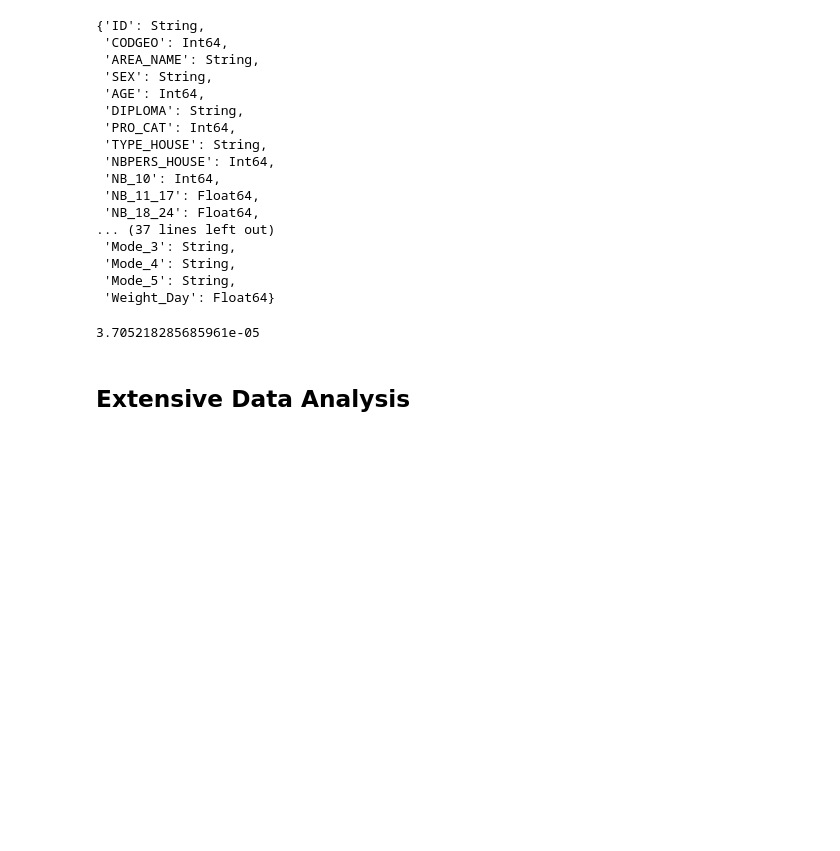
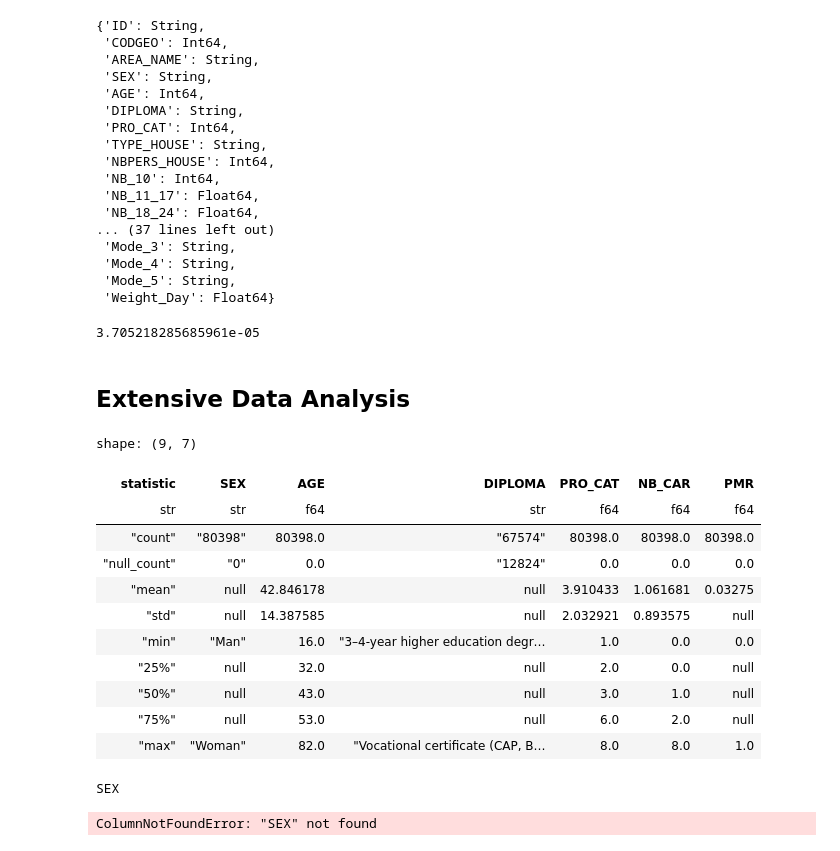
Before and after one commit to DEVOLOPER-1/Sim-Equity, a Jupyter notebook: EDA.ipynb, the cells around one changed output. Saved outputs shown, nothing was run; the diff lists cells and outputs as text; code cells hidden in the pictures; blank space fills up the shorter version.

```diff
--- a/EDA.ipynb
+++ b/EDA.ipynb
@@ -101,2 +100,30 @@ ProfileReport(individuals_with_trips_df.to_pandas(),minimal=False , tsmode=False
 # %% [markdown]
 ## Extensive Data Analysis
+# %%
+#Validating Correlation of vulnerable index building
+
+are_correlated = individuals_with_trips_df.select(pl.col("SEX" , "AGE", "DIPLOMA", "PRO_CAT", "NB_CAR" , "PMR"))
+are_correlated.describe()
+# %% [output]
+shape: (9, 7)
+| statistic | SEX | AGE | DIPLOMA | PRO_CAT | NB_CAR | PMR |
+| str | str | f64 | str | f64 | f64 | f64 |
+| "count" | "80398" | 80398.0 | "67574" | 80398.0 | 80398.0 | 80398.0 |
+| "null_count" | "0" | 0.0 | "12824" | 0.0 | 0.0 | 0.0 |
+| "mean" | null | 42.846178 | null | 3.910433 | 1.061681 | 0.03275 |
+| "std" | null | 14.387585 | null | 2.032921 | 0.893575 | null |
+| "min" | "Man" | 16.0 | "3–4-year higher education degr… | 1.0 | 0.0 | 0.0 |
+| "25%" | null | 32.0 | null | 2.0 | 0.0 | null |
+| "50%" | null | 43.0 | null | 3.0 | 1.0 | null |
+| "75%" | null | 53.0 | null | 6.0 | 2.0 | null |
+| "max" | "Woman" | 82.0 | "Vocational certificate (CAP, B… | 8.0 | 8.0 | 1.0 |
+# %%
+are_correlated_numeric = are_correlated.select(cs.numeric())
+for col in are_correlated.columns:
+    print(col)
+    # print(r_regression(X=are_correlated_numeric.drop(col) , y=are_correlated_numeric[col]))
+    f_statistic, p_values = f_classif(X=are_correlated_numeric.drop(col) , y=are_correlated_numeric[col])
+    print(f_statistic ,p_values)
+# %% [output]
+SEX
+ColumnNotFoundError: "SEX" not found
```
Also changed, not shown: parts of 2 cells of this notebook.
